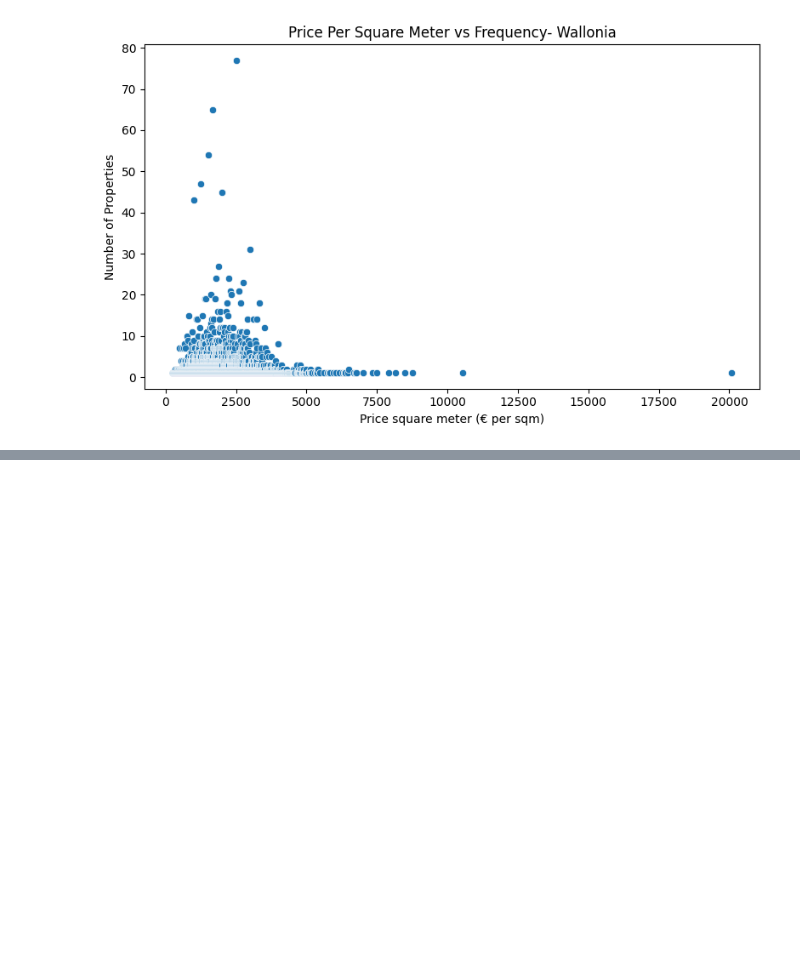
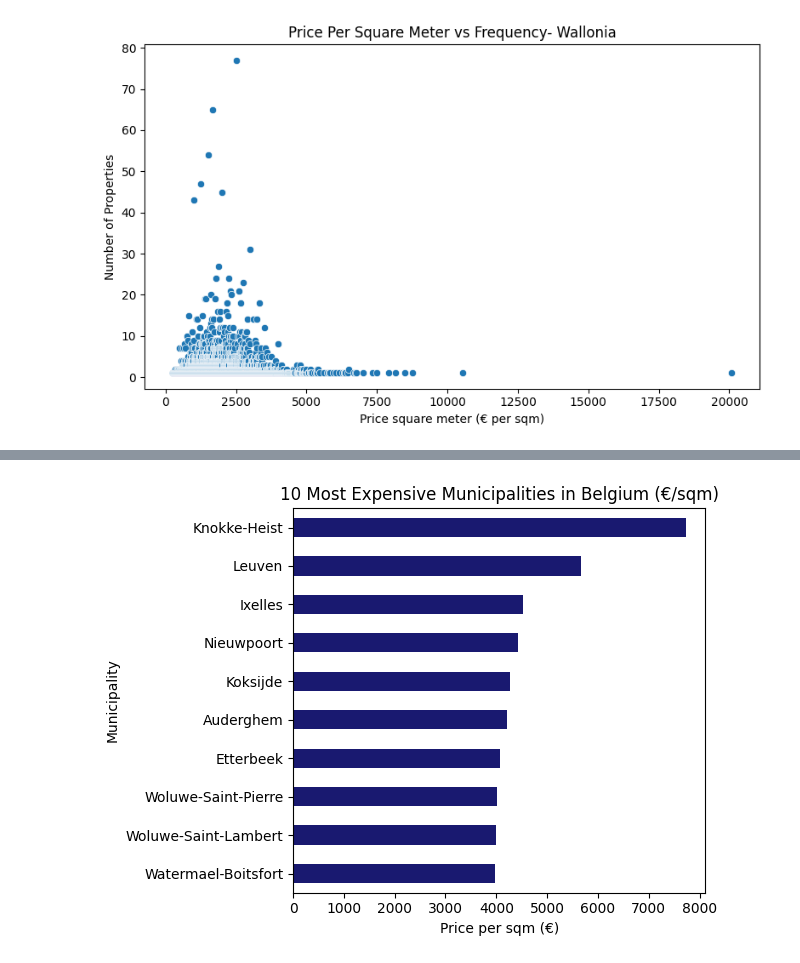
Before and after one commit to fhaulot/Immo-Eliza-data-analysis, a Jupyter notebook: New visuals no outliers.ipynb, the cells around one changed output, grey strips where cells are left out. Cells and saved outputs as stored; diff of their text form; code cells hidden in the pictures; blank space fills up the shorter version.

```diff
--- a/New visuals no outliers.ipynb
+++ b/New visuals no outliers.ipynb
@@ -204,0 +232,22 @@ plt.show()
+# %%
+# Top property price per square meter by postcode - Belgium
+import seaborn as sns
+import matplotlib.pyplot as plt
+import pandas as pd
+
+properties = pd.read_csv('cleaned_data.csv')
+avg_price = (
+    properties.groupby('MunicipalityCleanName')['price_square_meter']
+    .mean()
+    .sort_values(ascending=False)
+    .head(10)
+)
+avg_price = avg_price.iloc[::-1]
+avg_price.plot(kind='barh', color='midnightblue')
+plt.xlabel('Price per sqm (€)')
+plt.ylabel('Municipality')
+plt.title('10 Most Expensive Municipalities in Belgium (€/sqm)')
+plt.tight_layout()
+plt.show()
+# %% [output]
+[figure, added]
```
Also changed, not shown: parts of 23 cells of this notebook.
